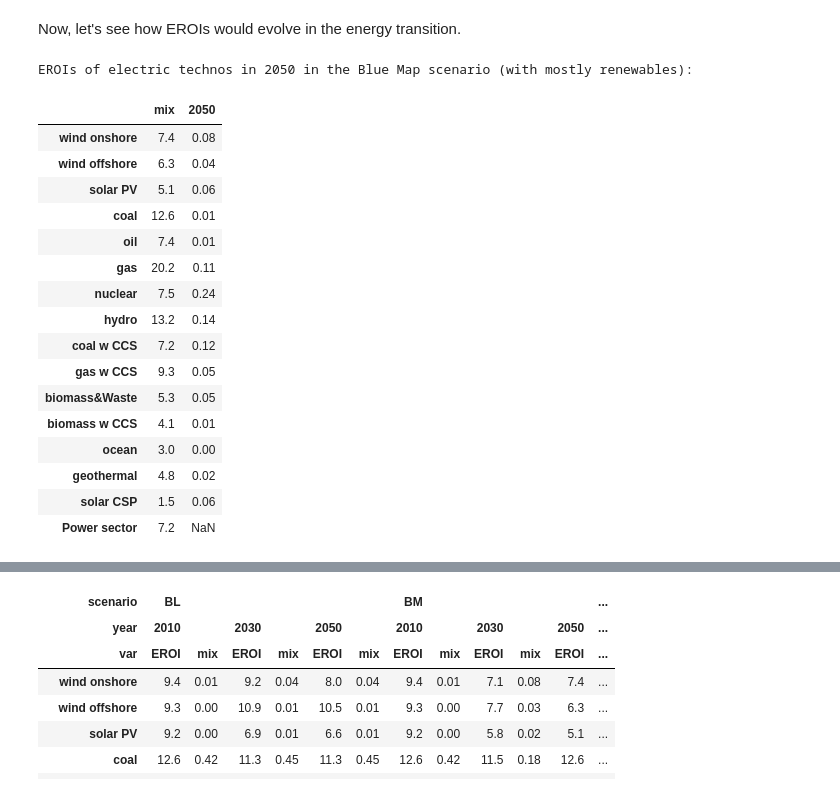
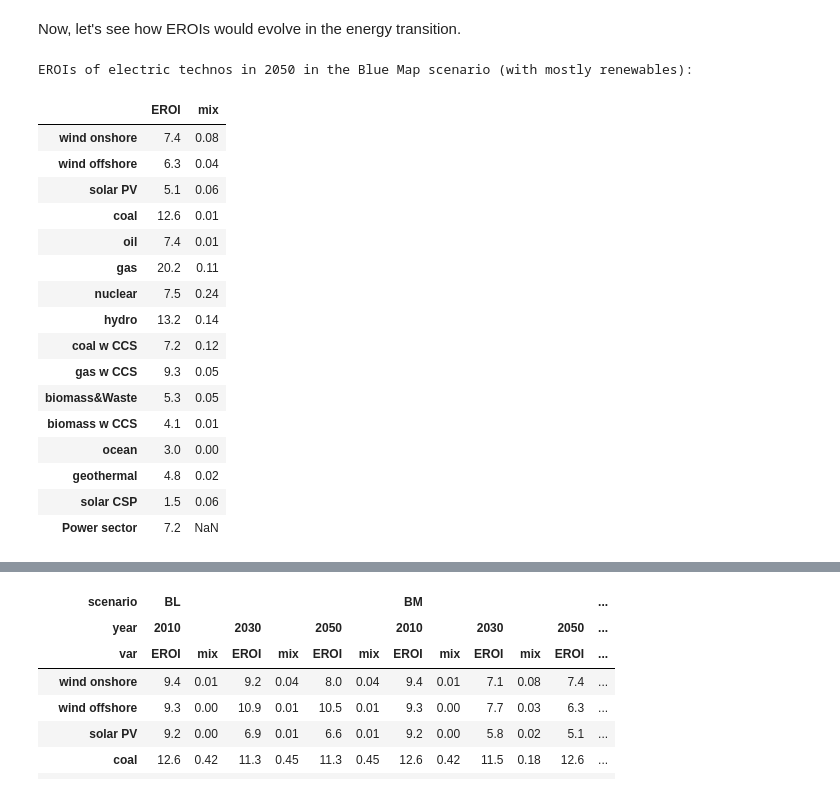
Before and after one commit to IndEcol/pymrio, a Jupyter notebook: Evolution of EROIs.ipynb, the cells around one changed output, grey strips where cells are left out. Drawn from its saved outputs; the diff is of its cells as text; code cells hidden in the pictures.

```diff
--- a/Evolution of EROIs.ipynb
+++ b/Evolution of EROIs.ipynb
@@ -176,3 +198,8 @@ themis = pymrio.themis_parser('/media/adrien/dd1/adrien/DD/Économie/Données/Th
+# %%
+%%capture
+# Unfortunately, the database THEMIS is not open (you can ask to NTNU or thomas.gibon@list.lu) if they can provide it to you
+path_themis = '/media/adrien/dd1/adrien/DD/Économie/Données/Themis/'
+themis = pymrio.themis_parser(path_themis)
 # %% [markdown]
 To compute EROIs, I use input-output tables (i.e. technology matrices) representing the global economy.
 
@@ -218,10 +227,10 @@ Now, let's see how EROIs would evolve in the energy transition.
 # %%
 print('EROIs of electric technos in 2050 in the Blue Map scenario (with mostly renewables):')
 # pd.DataFrame(themis['BM'][2050].erois(), columns=['BM, 2050'])
-pd.DataFrame(themis['BM'][2050].erois(), columns=['mix']).join(pd.DataFrame(themis['BM'][2010].global_mixes[2050]).rename(columns={2010: 'EROI'}))
+pd.DataFrame(themis['BM'][2050].erois(), columns=['EROI']).join(pd.DataFrame(themis['BM'][2010].global_mixes[2050]).rename(columns={2050: 'mix'}))
 # %% [output]
 EROIs of electric technos in 2050 in the Blue Map scenario (with mostly renewables):
-|  | mix | 2050 |
+|  | EROI | mix |
 | wind onshore | 7.4 | 0.08 |
 | wind offshore | 6.3 | 0.04 |
 | solar PV | 5.1 | 0.06 |
```
Also changed, not shown: parts of 14 cells of this notebook, 3 other files.
